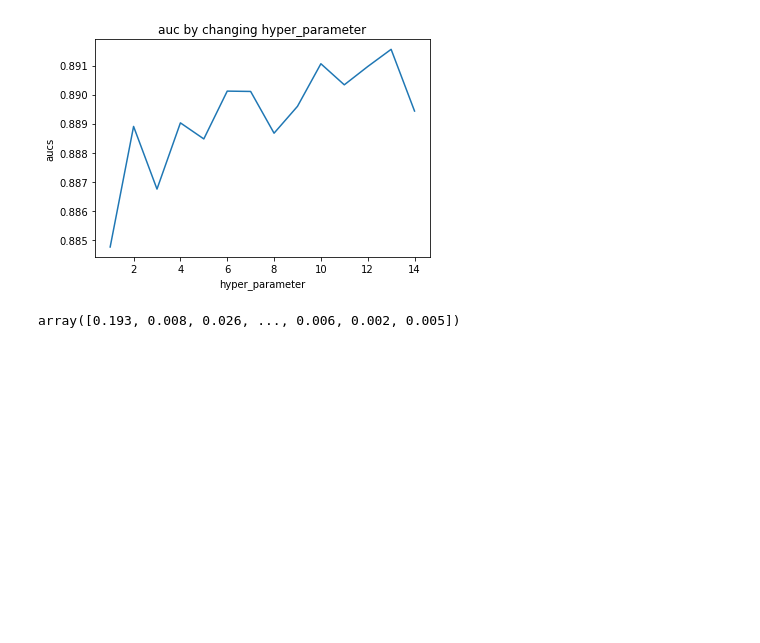
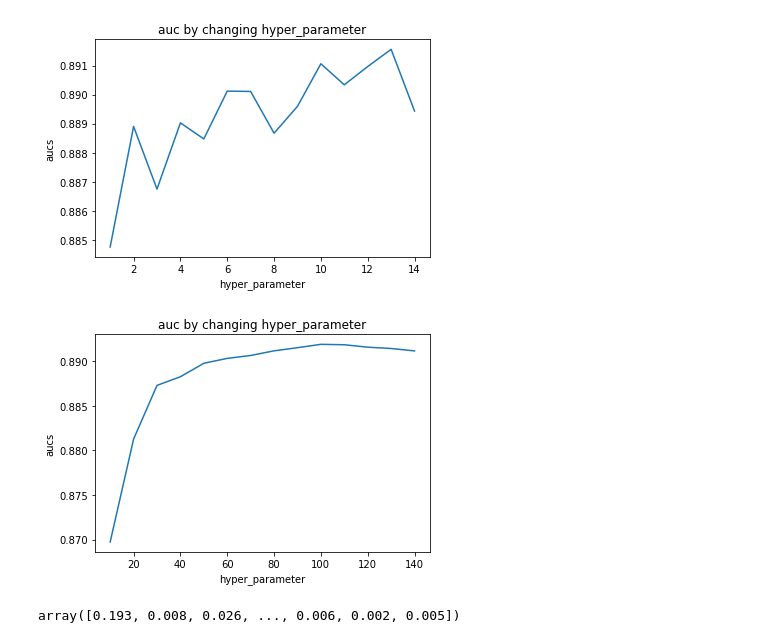
Before and after one commit to tk-tatsuro/data-science, a Jupyter notebook: bainary_classification/binary_classification_2.ipynb, the cells around one changed output. Cells and saved outputs as stored; diff of their text form; code cells hidden in the pictures; blank space fills up the shorter version.

Commit message:
parameter tuning.

```diff
--- a/bainary_classification/binary_classification_2.ipynb
+++ b/bainary_classification/binary_classification_2.ipynb
@@ -307,13 +307,13 @@ print('auc: {:.3f}'.format(auc))
 auc: 0.892
 # %%
 # parameter_list = [i for i in range(10,150,10)] # num_leaves
-# parameter_list = [i for i in range(10,150,10)] # num_iterations
+parameter_list = [i for i in range(10,150,10)] # num_iterations
 # parameter_list = [i/1000 for i in range(10,100,5)] # learning_rate
 # parameter_list = [i/10 for i in range(1,10,1)] # feature_fraction
 # parameter_list = [i/10 for i in range(1,10,1)] # bagging_fraction
 # parameter_list = [i for i in range(1,15,1)] # bagging_freq
 # parameter_list = [i for i in range(1,15,1)] # max_depth
-parameter_list = [i for i in range(1,15,1)] # min_data_in_leaf
+# parameter_list = [i for i in range(1,15,1)] # min_data_in_leaf
 
 aucs = []
 for param in parameter_list:
@@ -326,14 +326,14 @@ for param in parameter_list:
         # LightGMB Modeling
         gbm = lgb.LGBMClassifier(
                 objective='binary',
-                num_leaves=40,
-                num_iterations=110,
+                num_leaves=30,
+                num_iterations=param,
                 learning_rate=0.075,
                 feature_fraction=0.9,
                 bagging_fraction=0.9,
-                bagging_freq=10,
+                bagging_freq=1,
                 max_depth=9,
-                min_data_in_leaf=param,
+                min_data_in_leaf=13,
         )
         metLearn=CalibratedClassifierCV(gbm)
         gbm.fit(X_train, y_train)
@@ -435,5 +442,15 @@ for param in parameter_list:
 # %% [output]
 [figure]
+# %%
+# num_iterations recaluculation
+plt.plot(parameter_list, aucs)
+plt.xlabel("hyper_parameter")
+plt.ylabel("aucs")
+plt.title("auc by changing hyper_parameter")
+plt.show()
+# max：110
+# %% [output]
+[figure, added]
 # %%
 Predictions[:,1]
 # %% [output]
```
Also changed, not shown: parts of 8 cells of this notebook.
